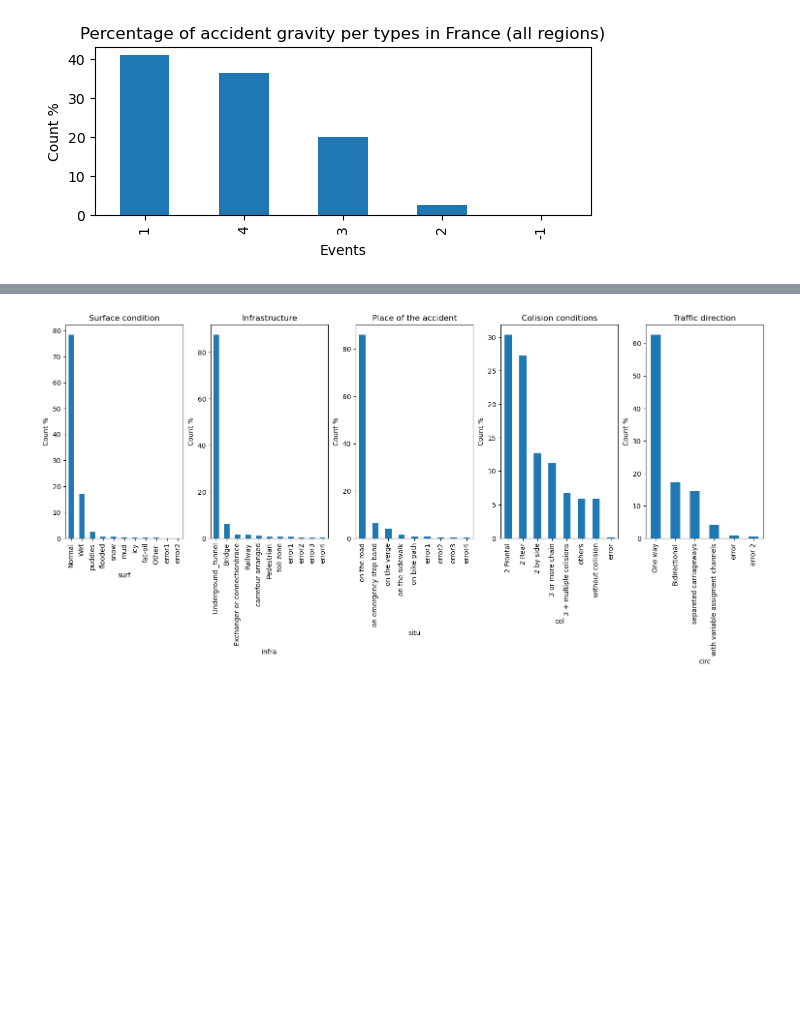
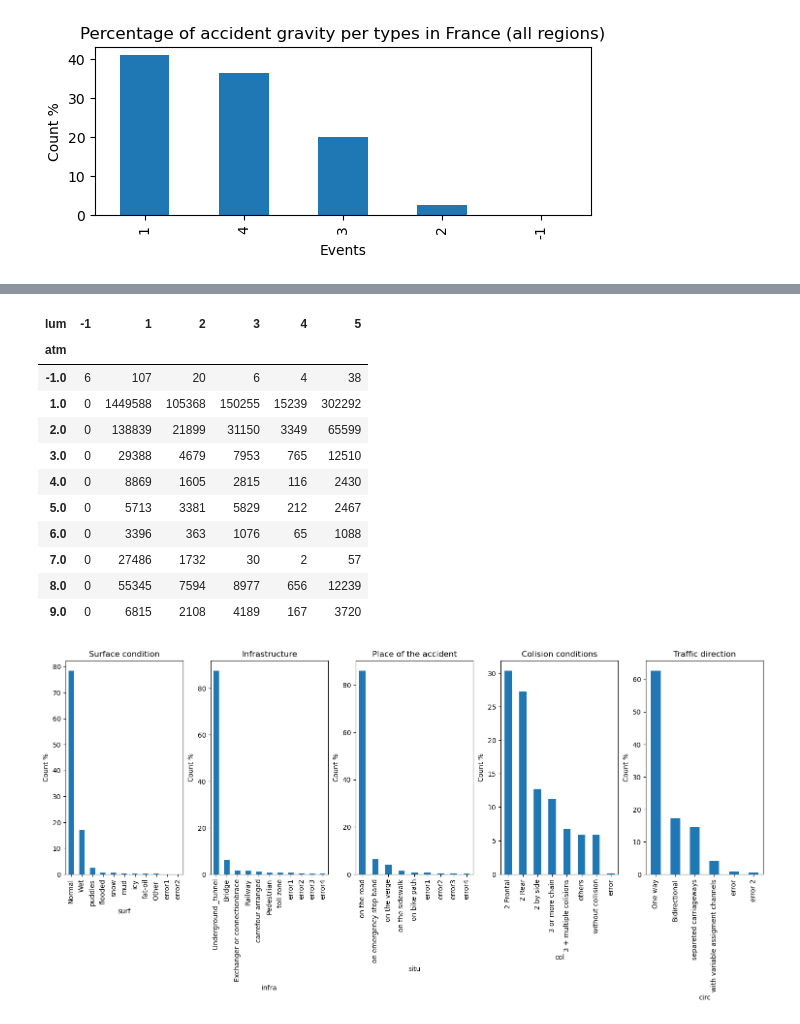
Before and after one commit to tiagoru/Road_accidents_france, a Jupyter notebook: Final_Notebook_2_data_cleaning_imputation_encoding.ipynb, the cells around one changed output, grey strips where cells are left out. Cells and saved outputs as stored; diff of their text form; code cells hidden in the pictures; blank space fills up the shorter version.

```diff
--- a/Final_Notebook_2_data_cleaning_imputation_encoding.ipynb
+++ b/Final_Notebook_2_data_cleaning_imputation_encoding.ipynb
@@ -389,3 +433,19 @@ plt.show()
+# %%
+cross_tab = pd.crosstab(df['atm'], df['lum'])
+cross_tab
+# %% [output]
+| lum | -1 | 1 | 2 | 3 | 4 | 5 |
+| atm |  |  |  |  |  |  |
+| -1.0 | 6 | 107 | 20 | 6 | 4 | 38 |
+| 1.0 | 0 | 1449588 | 105368 | 150255 | 15239 | 302292 |
+| 2.0 | 0 | 138839 | 21899 | 31150 | 3349 | 65599 |
+| 3.0 | 0 | 29388 | 4679 | 7953 | 765 | 12510 |
+| 4.0 | 0 | 8869 | 1605 | 2815 | 116 | 2430 |
+| 5.0 | 0 | 5713 | 3381 | 5829 | 212 | 2467 |
+| 6.0 | 0 | 3396 | 363 | 1076 | 65 | 1088 |
+| 7.0 | 0 | 27486 | 1732 | 30 | 2 | 57 |
+| 8.0 | 0 | 55345 | 7594 | 8977 | 656 | 12239 |
+| 9.0 | 0 | 6815 | 2108 | 4189 | 167 | 3720 |
 # %%
 plt.figure(figsize=(15, 5))
 
```
Also changed, not shown: parts of 8 cells of this notebook.
